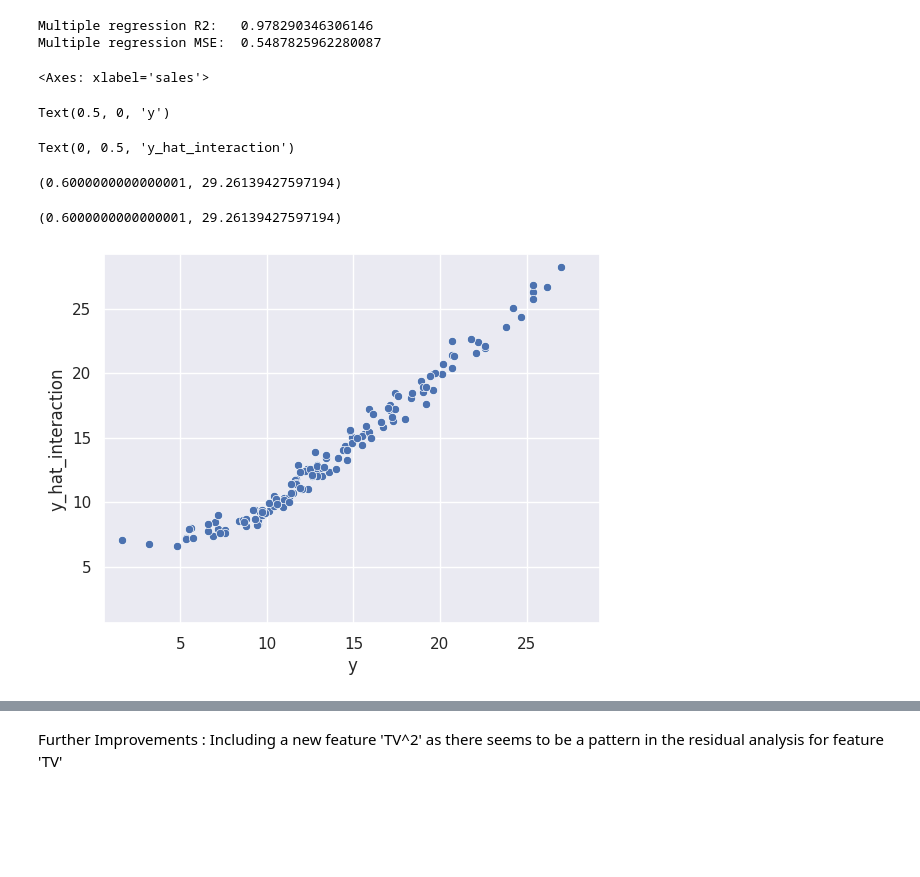
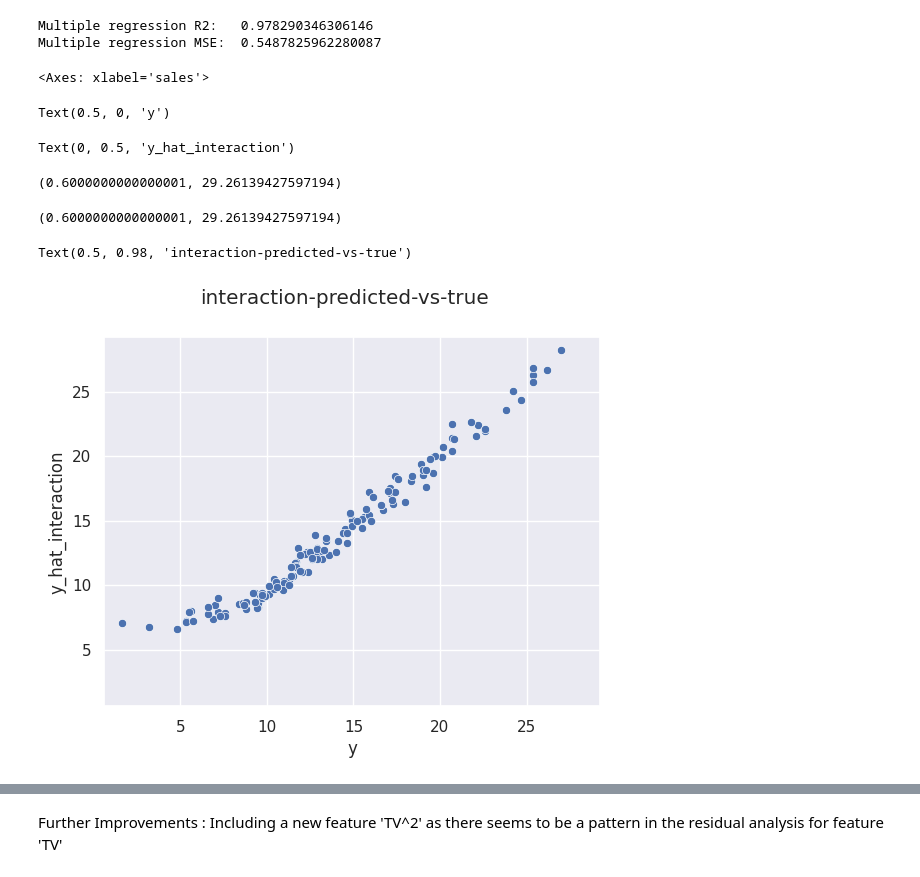
Before and after one commit to ShaktidharK1997/MLCourseProjects, a Jupyter notebook: lab-solution.ipynb, the cells around one changed output, grey strips where cells are left out. Cells and saved outputs as stored; diff of their text form; code cells hidden in the pictures; blank space fills up the shorter version.

```diff
--- a/lab-solution.ipynb
+++ b/lab-solution.ipynb
@@ -726,20 +733,22 @@ Multiple regression MSE:  0.5487825962280087
 # %%
 lim_hi = np.max(np.concatenate([train['sales'], y_pred_tr_multi_interaction]))
 lim_lo = np.min(np.concatenate([train['sales'], y_pred_tr_multi_interaction]))
 sns.scatterplot(x=train['sales'],y=y_pred_tr_multi_interaction)
 plt.xlabel('y');
 plt.ylabel('y_hat_interaction');
 
 plt.xlim(lim_lo-1, lim_hi+1);
 plt.ylim(lim_lo-1, lim_hi+1);
+plt.suptitle('interaction-predicted-vs-true')
 plt.savefig('interaction-predicted-vs-true.png')
 # %% [output]
 <Axes: xlabel='sales'>
 Text(0.5, 0, 'y')
 Text(0, 0.5, 'y_hat_interaction')
 (0.6000000000000001, 29.26139427597194)
 (0.6000000000000001, 29.26139427597194)
+Text(0.5, 0.98, 'interaction-predicted-vs-true')
-[figure, old version]
+[figure, new version]
 # %%
 residual_train_interaction = train['sales'] - y_pred_tr_multi_interaction
 x_lim_hi = np.max(train['sales'])
```
Also changed, not shown: parts of 10 cells of this notebook.
